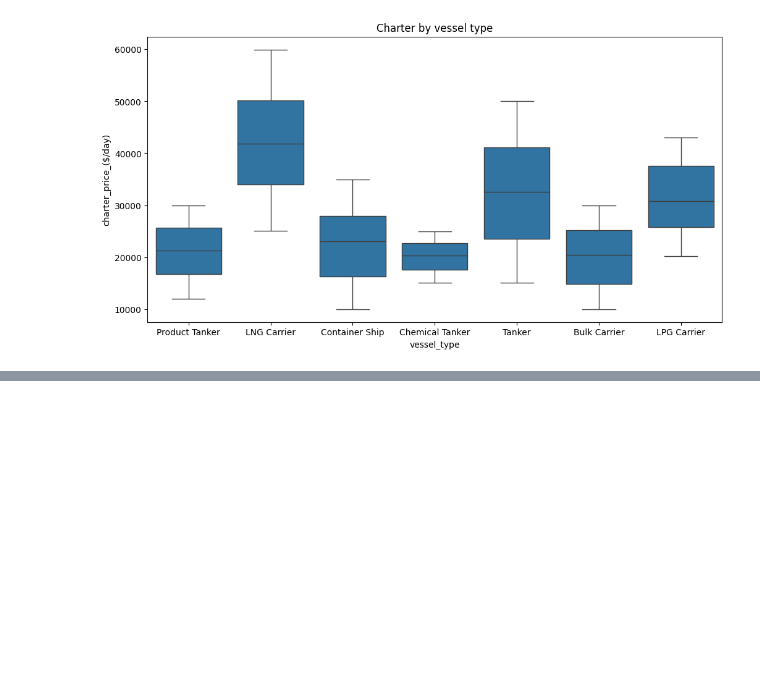
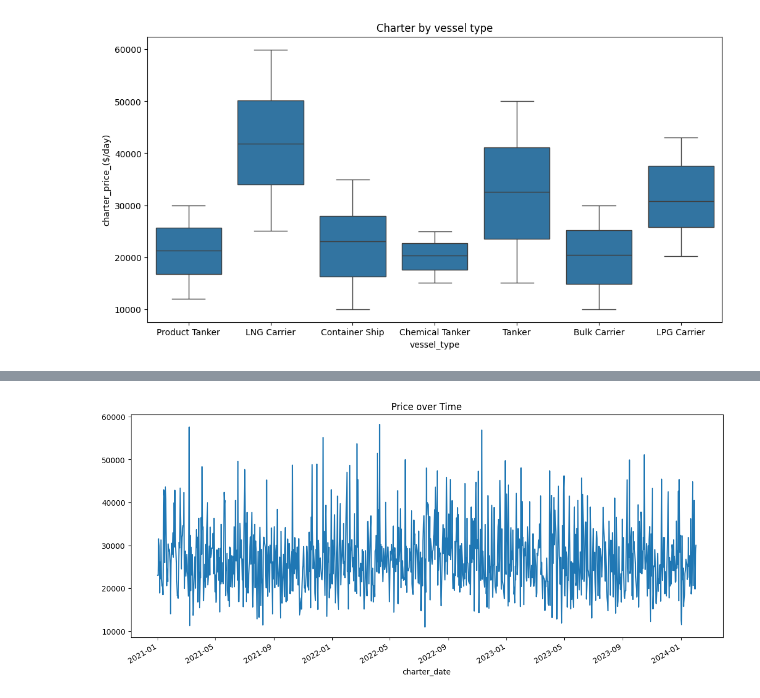
Before and after one commit to Ladozuki/Marine-ML, a Jupyter notebook: scripts/cleaning_data.ipynb, the cells around one changed output, grey strips where cells are left out. Saved outputs shown, nothing was run; the diff lists cells and outputs as text; code cells hidden in the pictures; blank space fills up the shorter version.

```diff
--- a/scripts/cleaning_data.ipynb
+++ b/scripts/cleaning_data.ipynb
@@ -229,0 +221,9 @@ df.head()
+# %%
+import matplotlib.dates as mdates
+
+plt.figure(figsize = (14,6))
+df.groupby('charter_date')['charter_price_($/day)'].mean().plot()
+plt.title('Price over Time')
+plt.show()
+# %% [output]
+[figure, added]
```
Also changed, not shown: parts of 7 cells of this notebook, 1 other file.
